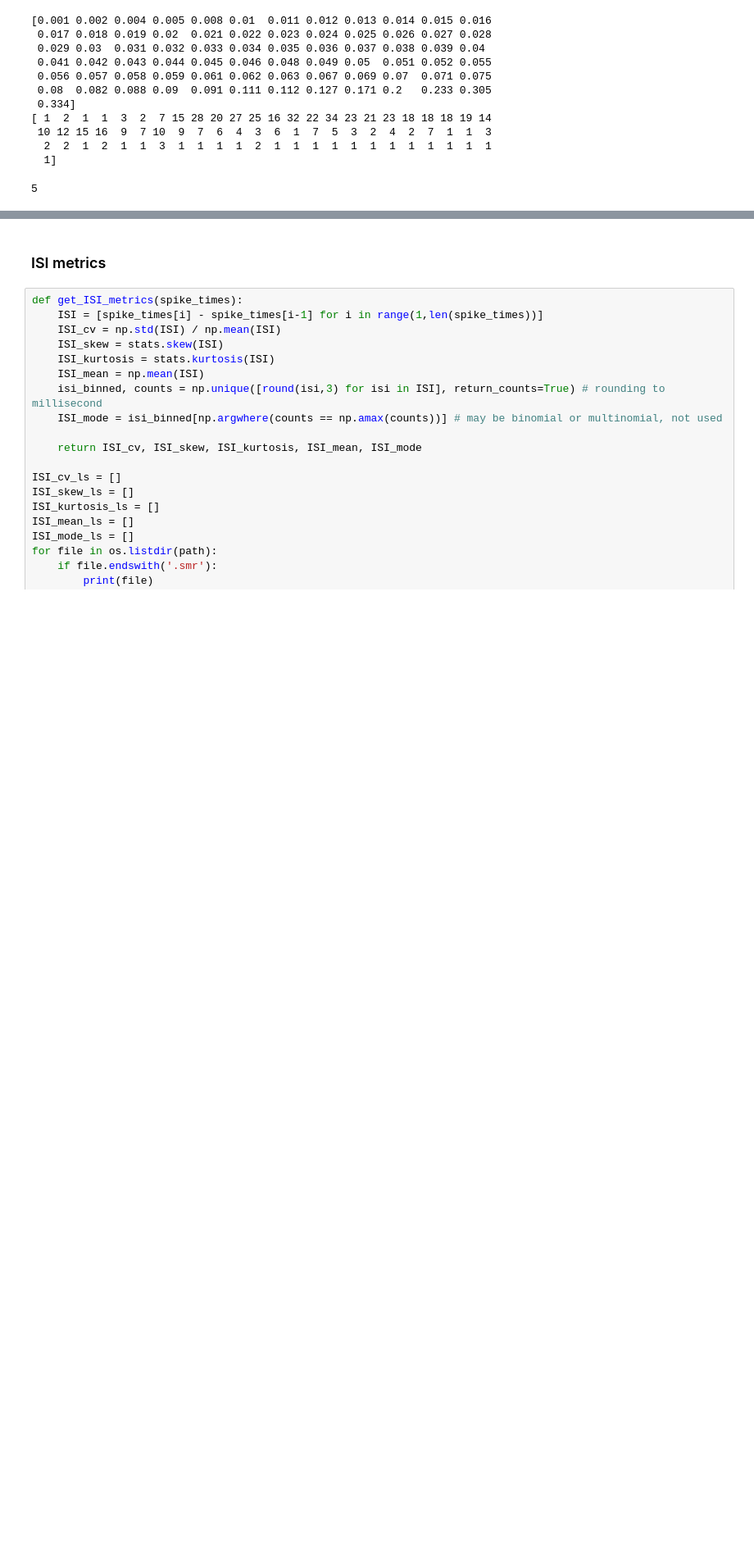
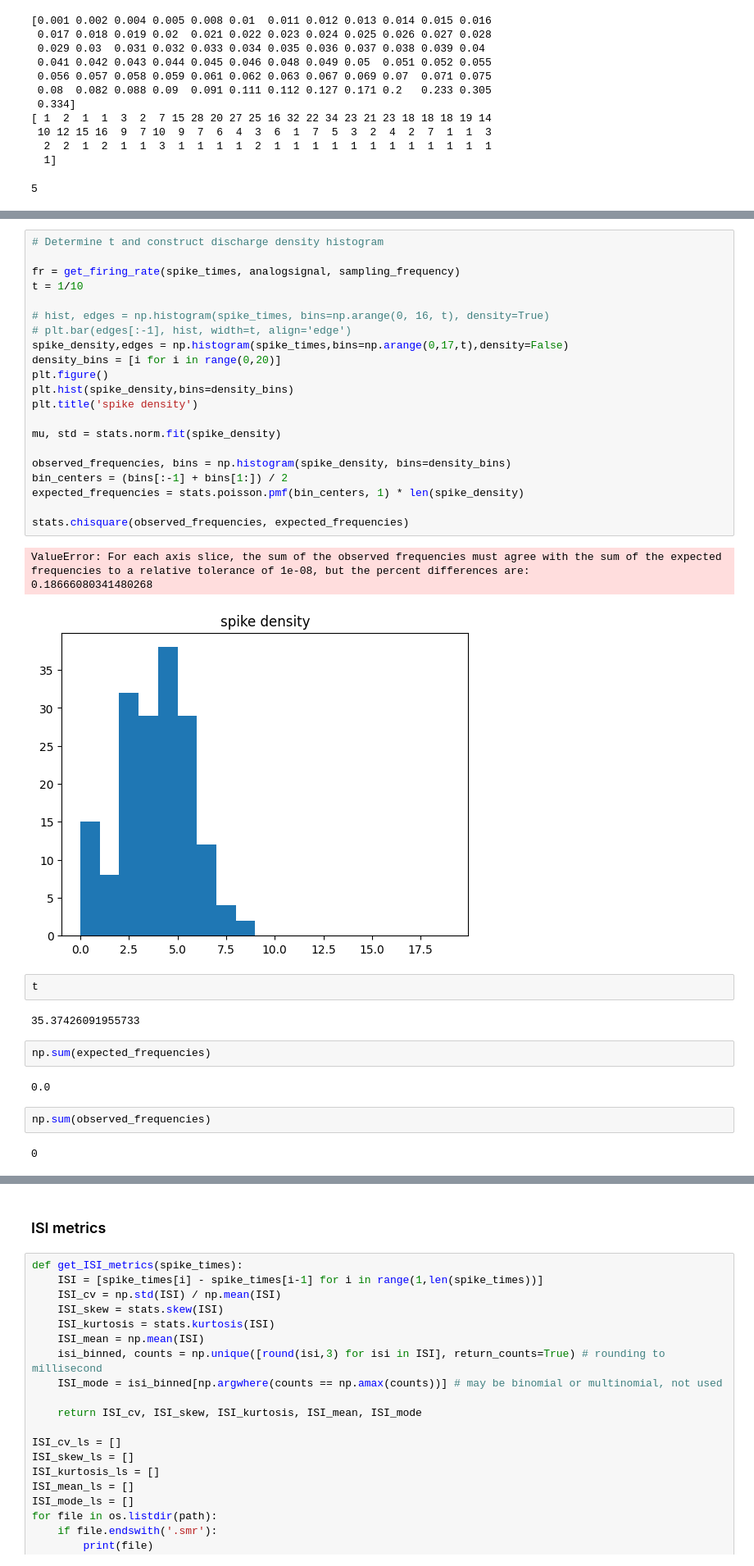
Before and after one commit to jazlynntan/BME1500H_group5, a Jupyter notebook: FeatureExtraction_scrap.ipynb, the cells around one changed output, grey strips where cells are left out. Shown at 82% size. Saved outputs shown, nothing was run; the diff lists cells and outputs as text; blank space fills up the shorter version.

```diff
--- a/FeatureExtraction_scrap.ipynb
+++ b/FeatureExtraction_scrap.ipynb
@@ -377,0 +382,37 @@ len(isi_binned[np.argwhere(counts == 7)])
+# %%
+# Determine t and construct discharge density histogram
+
+fr = get_firing_rate(spike_times, analogsignal, sampling_frequency)
+t = 1/10
+
+# hist, edges = np.histogram(spike_times, bins=np.arange(0, 16, t), density=True)
+# plt.bar(edges[:-1], hist, width=t, align='edge')
+spike_density,edges = np.histogram(spike_times,bins=np.arange(0,17,t),density=False)
+density_bins = [i for i in range(0,20)]
+plt.figure()
+plt.hist(spike_density,bins=density_bins)
+plt.title('spike density')
+
+mu, std = stats.norm.fit(spike_density)
+
+observed_frequencies, bins = np.histogram(spike_density, bins=density_bins)
+bin_centers = (bins[:-1] + bins[1:]) / 2
+expected_frequencies = stats.poisson.pmf(bin_centers, 1) * len(spike_density)
+
+stats.chisquare(observed_frequencies, expected_frequencies)
+# %% [output]
+ValueError: For each axis slice, the sum of the observed frequencies must agree with the sum of the expected frequencies to a relative tolerance of 1e-08, but the percent differences are:
+0.18666080341480268
+[figure, added]
+# %%
+t
+# %% [output]
+35.37426091955733
+# %%
+np.sum(expected_frequencies)
+# %% [output]
+0.0
+# %%
+np.sum(observed_frequencies)
+# %% [output]
+0
```
Also changed, not shown: parts of 7 cells of this notebook.
